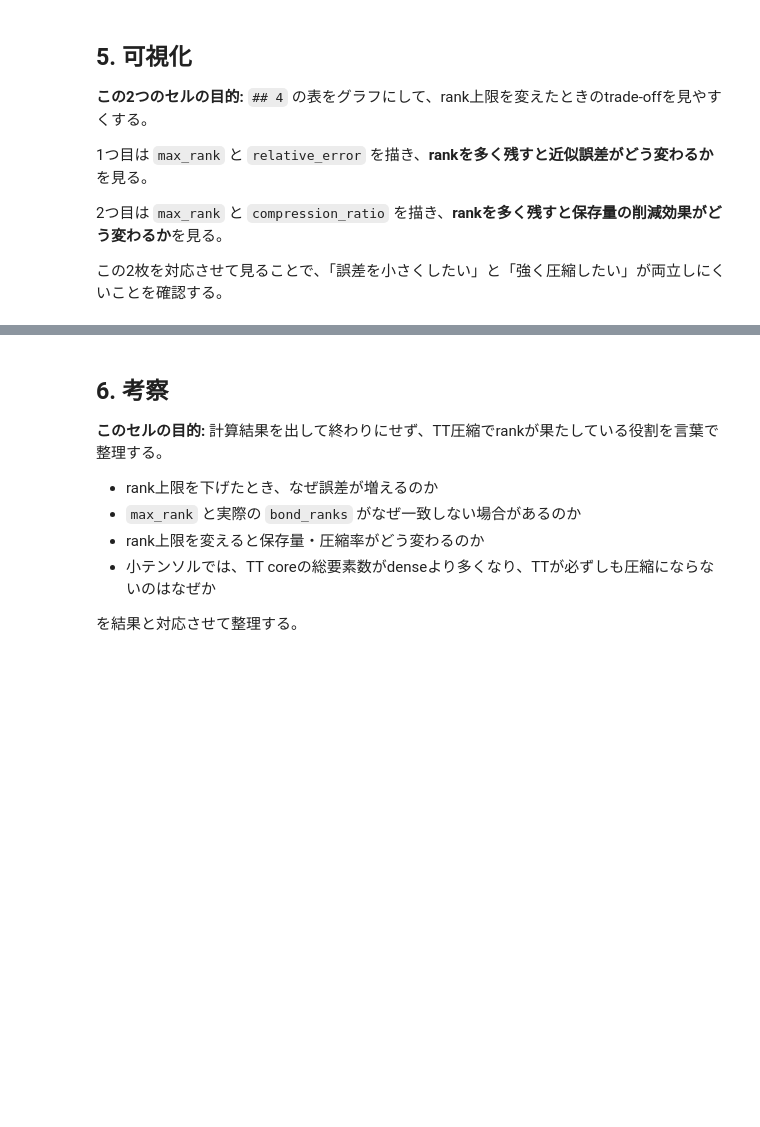
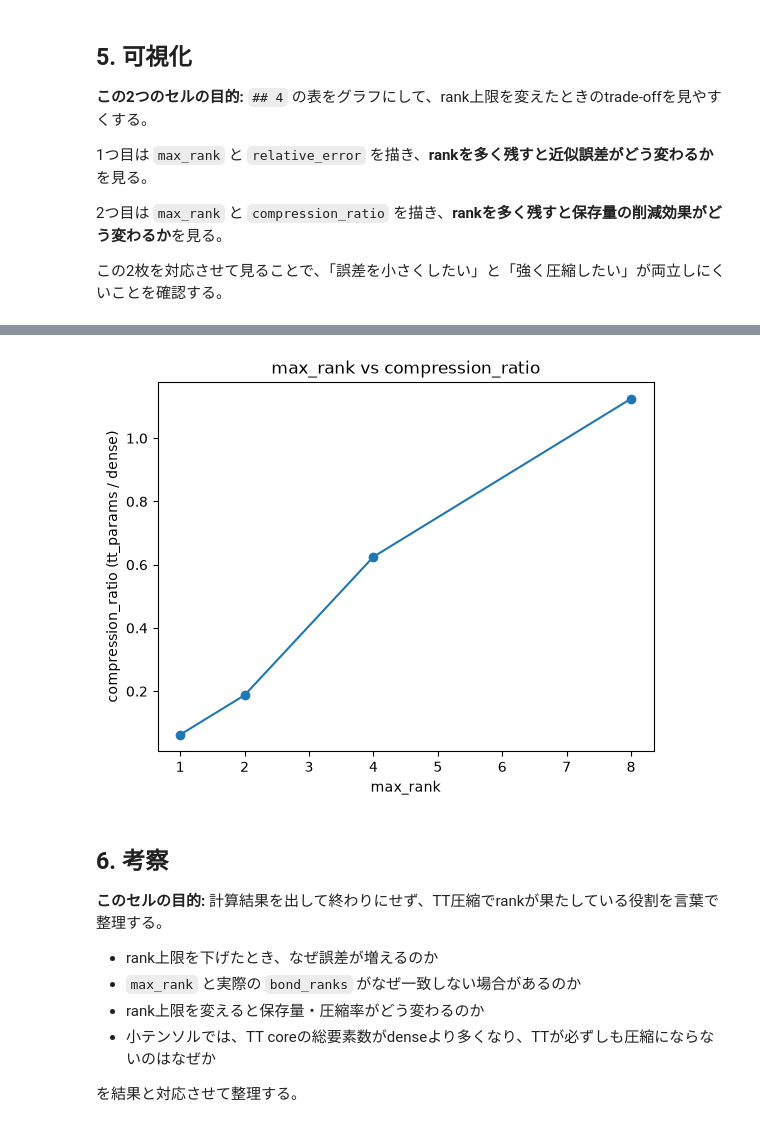
Before and after one commit to astrare2480/nn-compression-svd-dmrg, a Jupyter notebook: notebooks/30_tt_mps/00_fundamentals/02_truncation_error_tradeoff.ipynb, the cells around one changed output, grey strips where cells are left out. Drawn from its saved outputs; the diff is of its cells as text; code cells hidden in the pictures; blank space fills up the shorter version.

```diff
--- a/notebooks/30_tt_mps/00_fundamentals/02_truncation_error_tradeoff.ipynb
+++ b/notebooks/30_tt_mps/00_fundamentals/02_truncation_error_tradeoff.ipynb
@@ -134,3 +211,12 @@ df
+# %%
+fig, ax = plt.subplots()
+ax.plot(df["max_rank"], df["compression_ratio"], marker="o")
+ax.set_xlabel("max_rank")
+ax.set_ylabel("compression_ratio (tt_params / dense)")
+ax.set_title("max_rank vs compression_ratio")
+plt.show()
+# %% [output]
+[figure, added]
 # %% [markdown]
 ## 6. 考察
 
```
Also changed, not shown: parts of 11 cells of this notebook.
